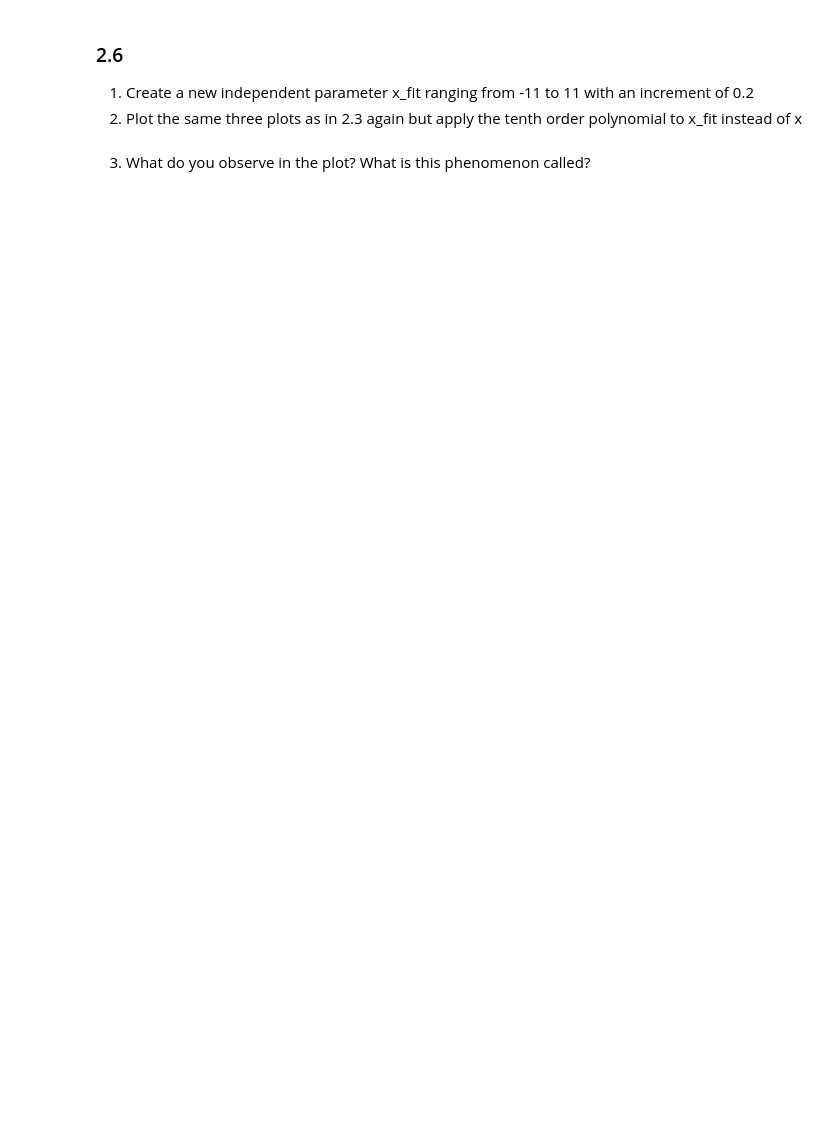
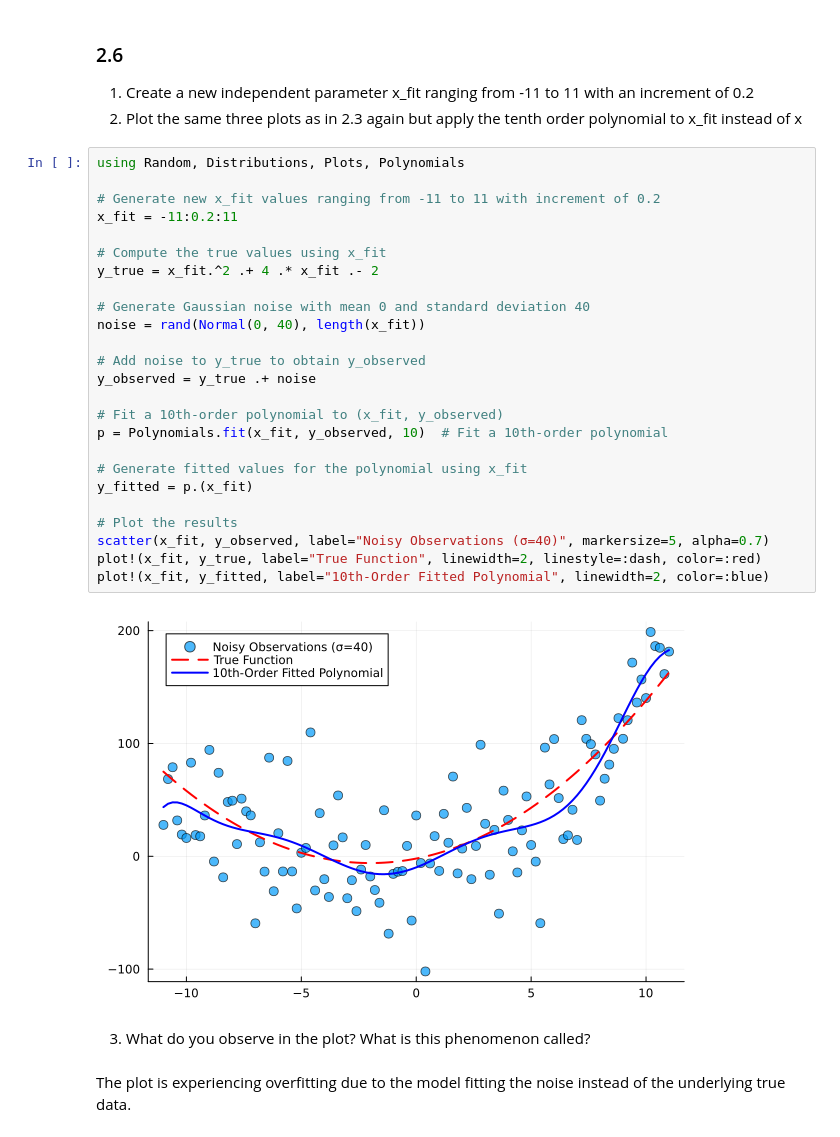
Before and after one commit to helmutstrey/BME-502-2025-homeworks, a Jupyter notebook: Homework 3.ipynb, the cells around one changed output. Saved outputs shown, nothing was run; the diff lists cells and outputs as text; blank space fills up the shorter version.

```diff
--- a/Homework 3.ipynb
+++ b/Homework 3.ipynb
@@ -155,5 +297,34 @@ import Random
 
 1. Create a new independent parameter x_fit ranging from -11 to 11 with an increment of 0.2
 2. Plot the same three plots as in 2.3 again but apply the tenth order polynomial to x_fit instead of x
+# %%
+using Random, Distributions, Plots, Polynomials
+
+# Generate new x_fit values ranging from -11 to 11 with increment of 0.2
+x_fit = -11:0.2:11
+
+# Compute the true values using x_fit
+y_true = x_fit.^2 .+ 4 .* x_fit .- 2
+
+# Generate Gaussian noise with mean 0 and standard deviation 40
+noise = rand(Normal(0, 40), length(x_fit))
+
+# Add noise to y_true to obtain y_observed
+y_observed = y_true .+ noise
+
+# Fit a 10th-order polynomial to (x_fit, y_observed)
+p = Polynomials.fit(x_fit, y_observed, 10)  # Fit a 10th-order polynomial
+
+# Generate fitted values for the polynomial using x_fit
+y_fitted = p.(x_fit)
+
+# Plot the results
+scatter(x_fit, y_observed, label="Noisy Observations (σ=40)", markersize=5, alpha=0.7)
+plot!(x_fit, y_true, label="True Function", linewidth=2, linestyle=:dash, color=:red)
+plot!(x_fit, y_fitted, label="10th-Order Fitted Polynomial", linewidth=2, color=:blue)
+# %% [output]
+[figure, added]
 # %% [markdown]
 3. What do you observe in the plot? What is this phenomenon called?
+# %% [markdown]
+The plot is experiencing overfitting due to the model fitting the noise instead of the underlying true data.
```
Also changed, not shown: parts of 7 cells of this notebook.
